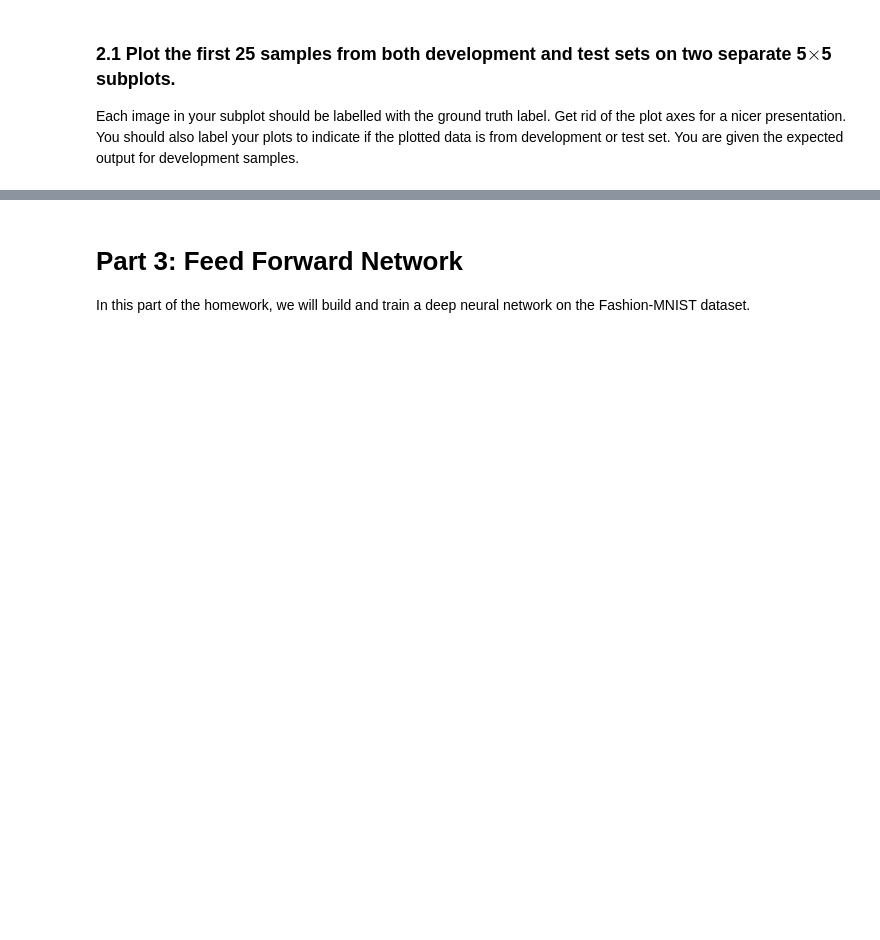
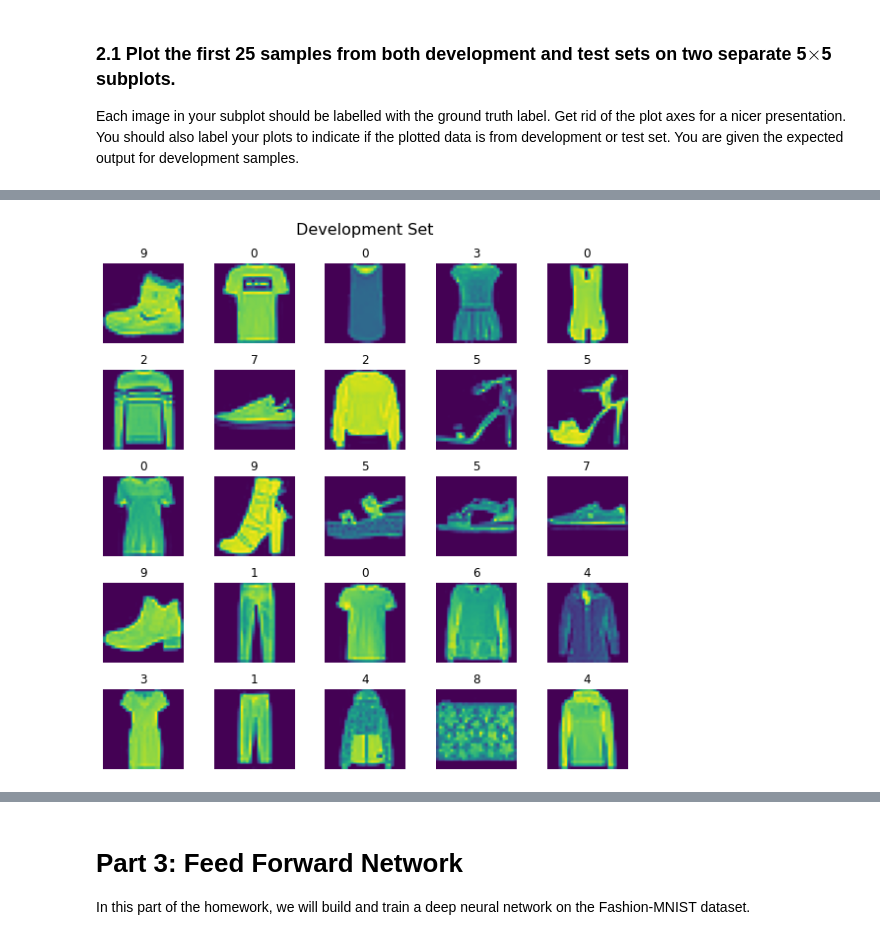
Before and after one commit to ekumar96/AppliedML_Project4_NeuralNets-CNN, a Jupyter notebook: HomeWork_4_Spring_22.ipynb, the cells around one changed output, grey strips where cells are left out. Cells and saved outputs as stored; diff of their text form; code cells hidden in the pictures; blank space fills up the shorter version.

```diff
--- a/HomeWork_4_Spring_22.ipynb
+++ b/HomeWork_4_Spring_22.ipynb
@@ -118,0 +130,13 @@ Each image in your subplot should be labelled with the ground truth label. Get r
+# %%
+from matplotlib import pyplot as plt
+
+fig, ax = plt.subplots(5,5, figsize=(8,8))
+fig.suptitle('Development Set', fontsize=16)
+for i, subplot in enumerate(ax.flatten()):
+    subplot.imshow(xdev[i], cmap=plt.get_cmap('viridis'))
+    subplot.axis('off')
+    subplot.set_title(ydev[i])
+fig.tight_layout()
+plt.show()
+# %% [output]
+[figure, added]
```
Also changed, not shown: parts of 84 cells of this notebook.
